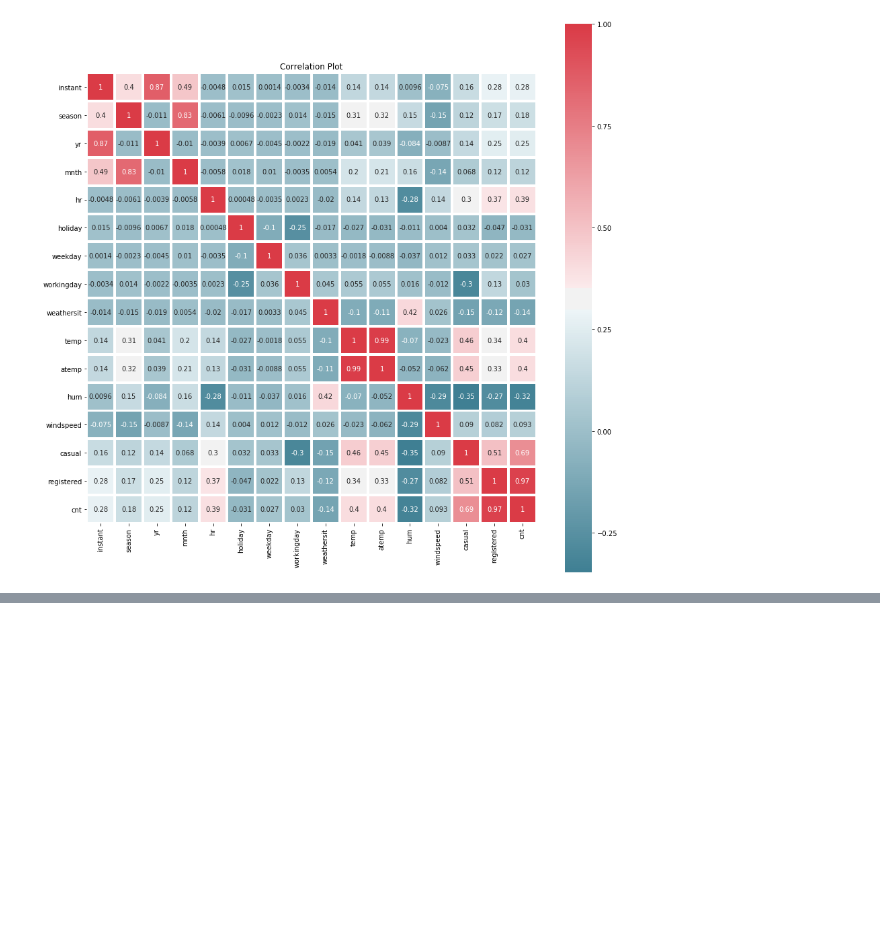
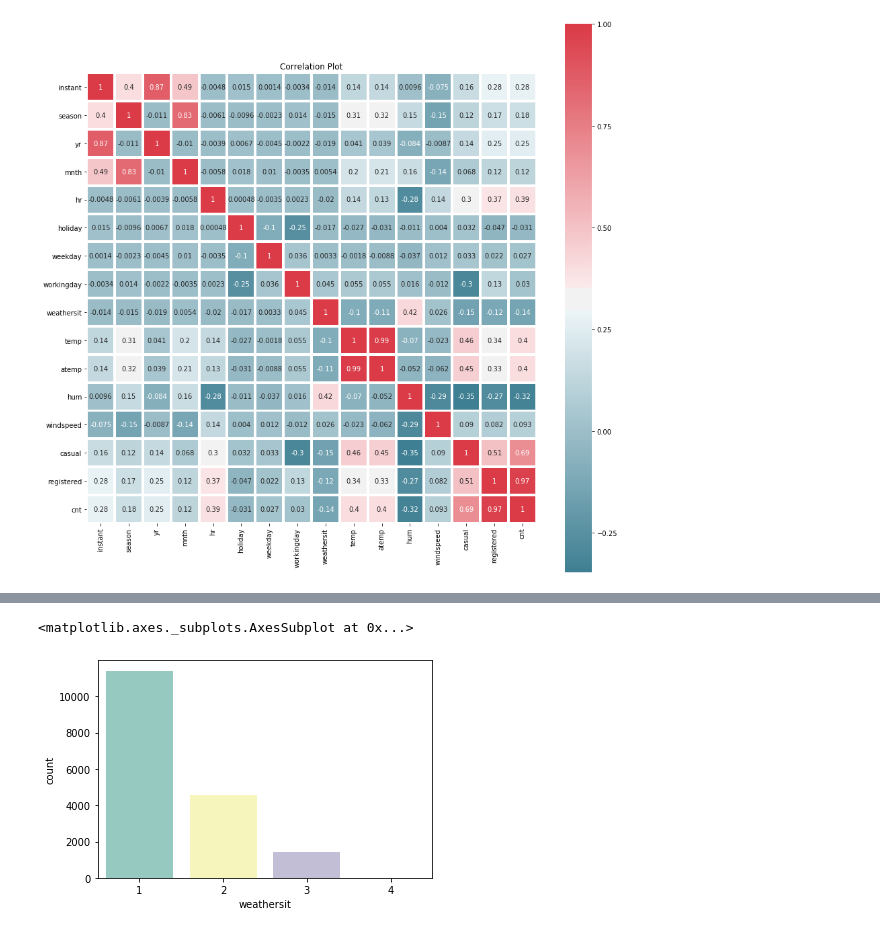
Before and after one commit to sabasajjadi/Bikeshare, a Jupyter notebook: Notebooks/Bikeshare.ipynb, the cells around one changed output, grey strips where cells are left out. Drawn from its saved outputs; the diff is of its cells as text; code cells hidden in the pictures; blank space fills up the shorter version.

```diff
--- a/Notebooks/Bikeshare.ipynb
+++ b/Notebooks/Bikeshare.ipynb
@@ -71,0 +94,5 @@ plt.show()
+# %%
+sns.countplot(df["weathersit"], palette="Set3")
+# %% [output]
+<matplotlib.axes._subplots.AxesSubplot at 0x...>
+[figure, added]
```
Also changed, not shown: parts of 8 cells of this notebook.
